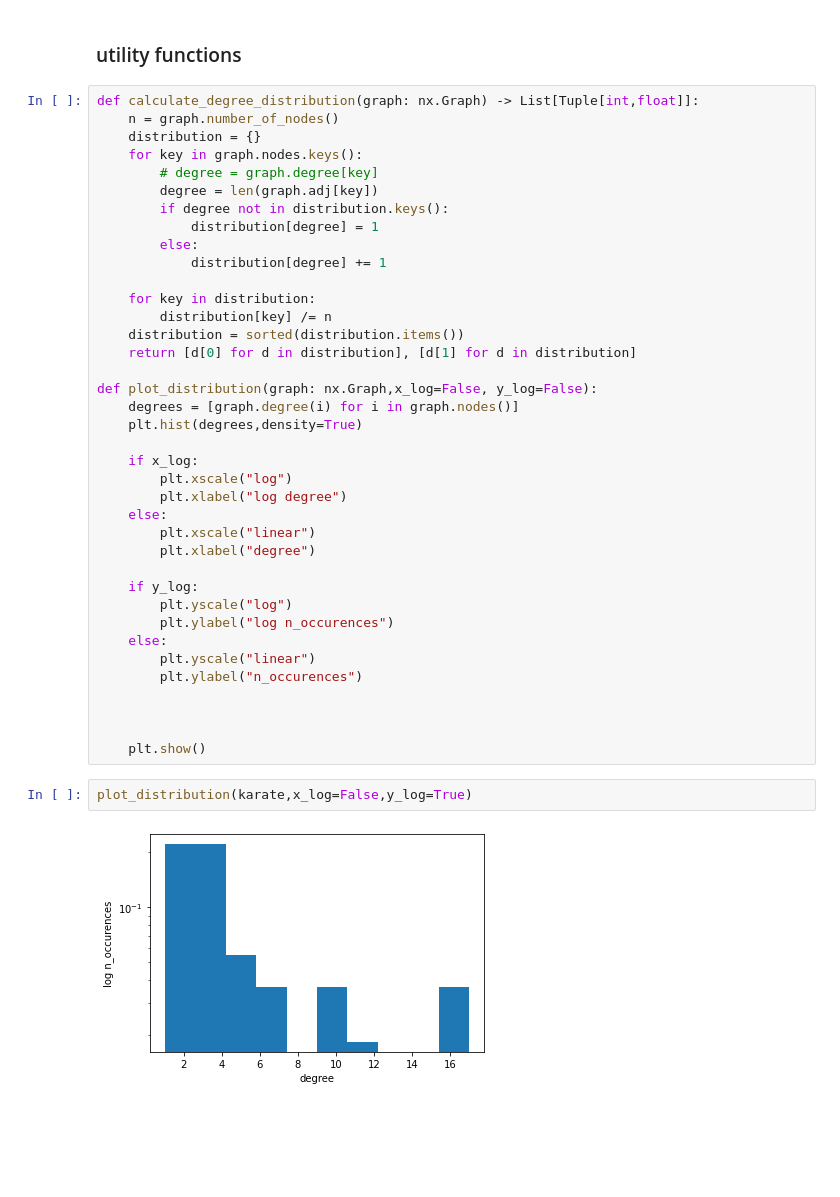
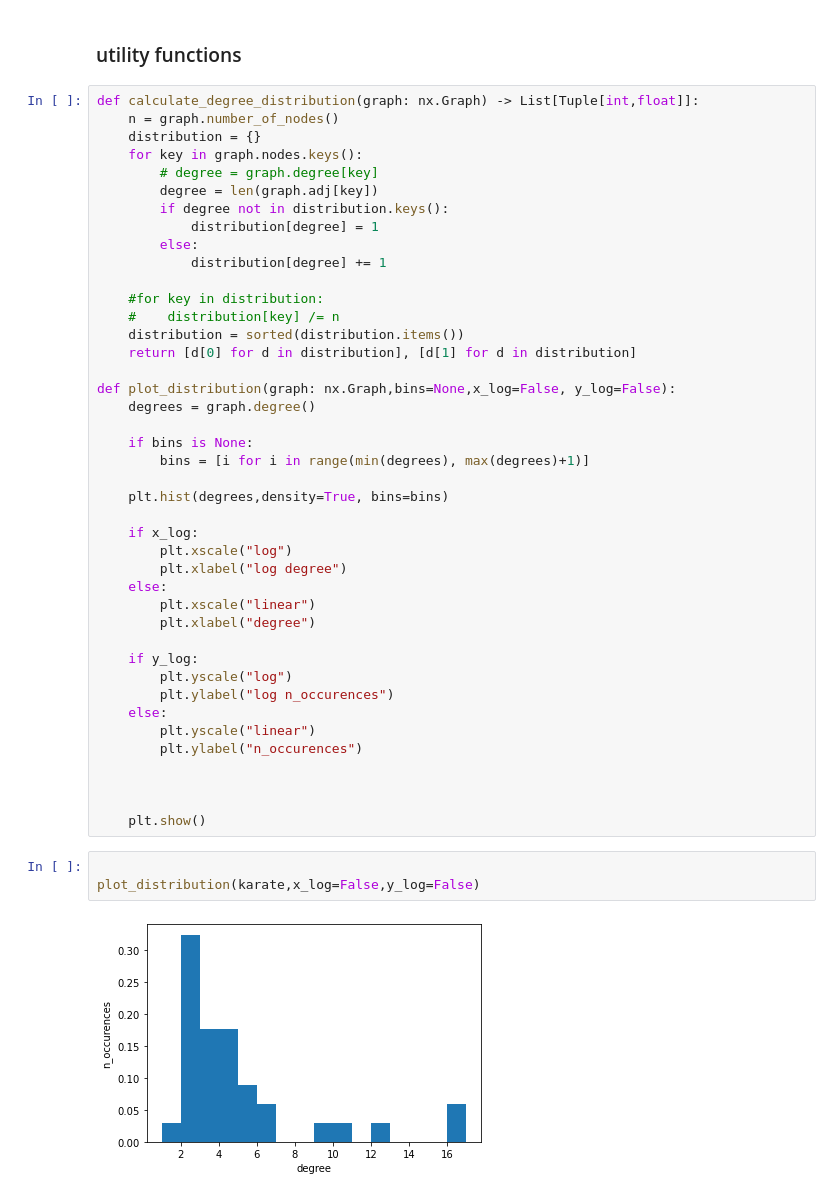
Before and after one commit to moerfii/network_science_uzh, a Jupyter notebook: assignment_1/exercise_1_florian_rueegsegger.ipynb, the cells around one changed output. Drawn from its saved outputs; the diff is of its cells as text; blank space fills up the shorter version.

```diff
--- a/assignment_1/exercise_1_florian_rueegsegger.ipynb
+++ b/assignment_1/exercise_1_florian_rueegsegger.ipynb
@@ -184,14 +184,18 @@ def calculate_degree_distribution(graph: nx.Graph) -> List[Tuple[int,float]]:
         else:
             distribution[degree] += 1
 
-    for key in distribution:
-        distribution[key] /= n
+    #for key in distribution:
+    #    distribution[key] /= n
     distribution = sorted(distribution.items())
     return [d[0] for d in distribution], [d[1] for d in distribution]
 
-def plot_distribution(graph: nx.Graph,x_log=False, y_log=False):
-    degrees = [graph.degree(i) for i in graph.nodes()]
-    plt.hist(degrees,density=True)
+def plot_distribution(graph: nx.Graph,bins=None,x_log=False, y_log=False):
+    degrees = graph.degree()
+
+    if bins is None:
+        bins = [i for i in range(min(degrees), max(degrees)+1)]
+
+    plt.hist(degrees,density=True, bins=bins)
 
     if x_log:
         plt.xscale("log")
@@ -211,6 +215,7 @@ def plot_distribution(graph: nx.Graph,x_log=False, y_log=False):
 
     plt.show()
 # %%
-plot_distribution(karate,x_log=False,y_log=True)
+
+plot_distribution(karate,x_log=False,y_log=False)
 # %% [output]
-[figure, old version]
+[figure, new version]
```
Also changed, not shown: parts of 9 cells of this notebook, 1 other file.
